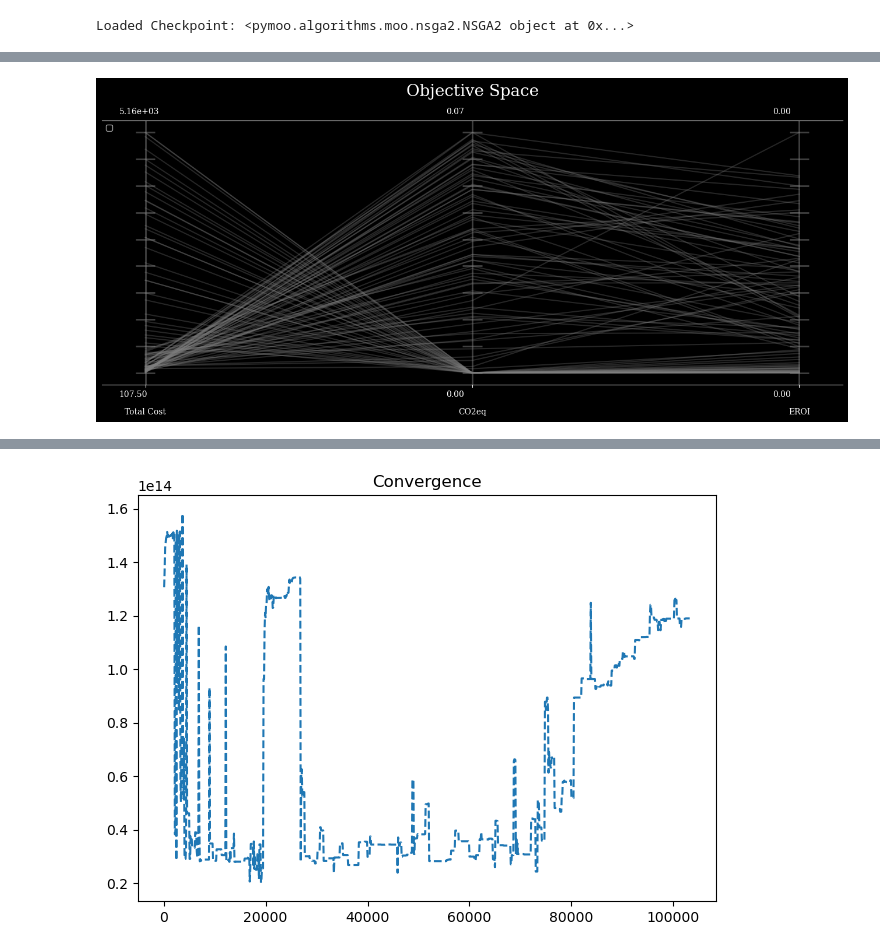
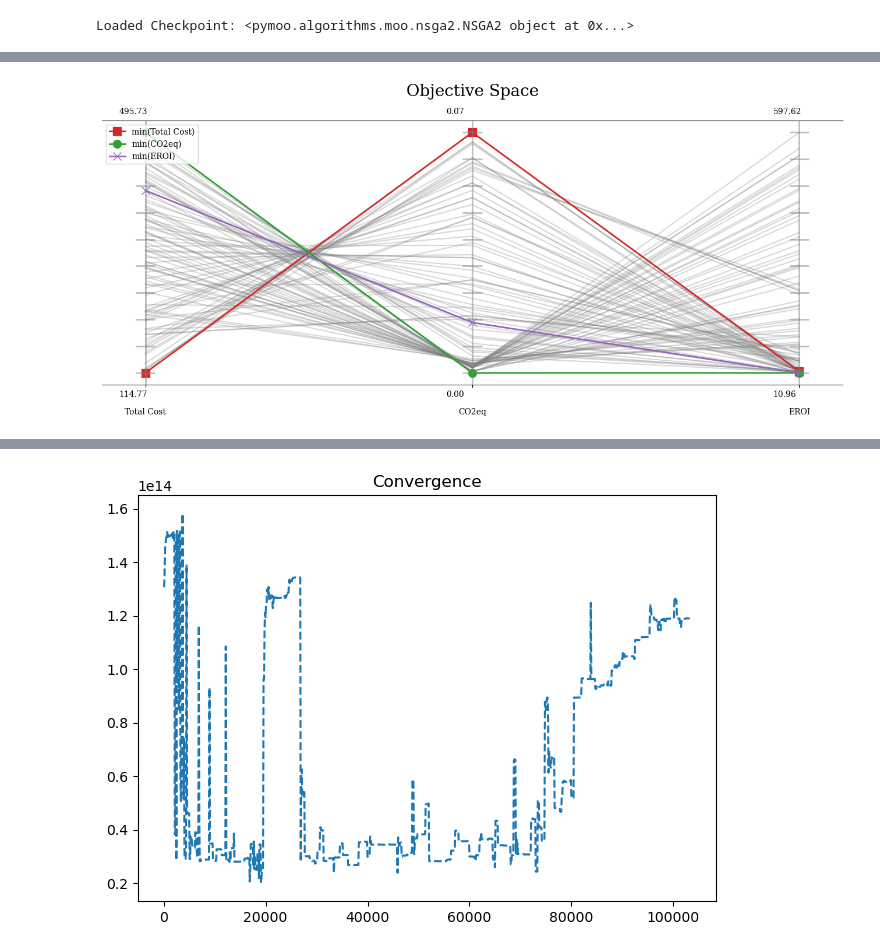
Before and after one commit to arfc/2025-dotson-dissertation, a Jupyter notebook: analysis/scripts/05-examples-scripts/datacenter_example.ipynb, the cells around one changed output, grey strips where cells are left out. Saved outputs shown, nothing was run; the diff lists cells and outputs as text; code cells hidden in the pictures.

Commit message:
adds results plots for datacenter problem

```diff
--- a/analysis/scripts/05-examples-scripts/datacenter_example.ipynb
+++ b/analysis/scripts/05-examples-scripts/datacenter_example.ipynb
@@ -330,7 +248,8 @@ plt.show()
 # %%
-checkpoint_name = "checkpoint_4.pkl"
+timestr = time.strftime("%Y%m%d-%H%M%S")
+checkpoint_name = f"checkpoint_{timestr}.pkl"
 with open(checkpoint_name, "wb") as f:
-    pickle.dump(checkpoint, f)
+    pickle.dump(algorithm, f)
 
 with open(checkpoint_name, 'rb') as f:
     checkpoint = pickle.load(f)
@@ -338,7 +257,7 @@ with open(checkpoint_name, 'rb') as f:
 # %% [output]
 Loaded Checkpoint: <pymoo.algorithms.moo.nsga2.NSGA2 object at 0x...>
 # %%
-checkpoint.termination = MaximumGenerationTermination(120)
+checkpoint.termination = MaximumGenerationTermination(80)
 # %%
 res = minimize(problem,
                checkpoint,
@@ -403,0 +315,13 @@ for pop in res.history:
+# %%
+checkpoint.termination = MaximumGenerationTermination(120)
+res = minimize(problem,
+               checkpoint,
+               seed=1,
+               copy_algorithm=False,
+               verbose=True)
+timestr = time.strftime("%Y%m%d-%H%M%S")
+checkpoint_name = f"checkpoint_{timestr}.pkl"
+with open(checkpoint_name, "wb") as f:
+    pickle.dump(checkpoint, f)
+with open("datacenter_results_EROI120.pkl", "wb") as file:
+    pickle.dump(res, file)
@@ -414,20 +494,27 @@ plt.show()
 # %%
 obj_labels=['Total Cost', 'CO2eq', 'EROI']
-with plt.style.context('dark_background'):
-    plot = PCP(title=("Objective Space", {'pad': 30, 'fontsize':20}),
-            n_ticks=10,
-            legend=(True, {'loc': "upper left"}),
-            labels=obj_labels,
-            figsize=(13,6),
-            )
+obj_markers=['s','o','x']
+obj_colors=['tab:red','tab:green','tab:purple']
+# with plt.style.context('dark_background'):
+plot = PCP(title=("Objective Space", {'pad': 30, 'fontsize':20}),
+        n_ticks=10,
+        legend=(True, {'loc': "upper left"}),
+        labels=obj_labels,
+        figsize=(13,6),
+        )
 
-    plot.set_axis_style(color="grey", alpha=0.5)
-    plot.tight_layout = True
-    plot.add(res.F, color="grey", alpha=0.3)
+plot.set_axis_style(color="grey", alpha=0.5)
+plot.tight_layout = True
+plot.add(res.F, color="grey", alpha=0.3)
 
+for i, label in enumerate(obj_labels):
+    min_idx = np.where(res.F[:,i]==min(res.F[:,i]))[0][0]
+    # if i == 2:
+    #     continue
+    plot.add(res.F[min_idx], linewidth=2, label=f"min({label})", marker=obj_markers[i], markersize=10, color=obj_colors[i])
     # plot.add(res.F[3], linewidth=5, color="tab:green", label=r"Least CO$_2$")
     # plot.add(res.F[6], linewidth=5, color="tab:blue", label="Least Cost")
-    plot.show()
-    plt.show()
+plot.show()
+plt.show()
 # %% [output]
-[figure, old version]
+[figure, new version]
```
Also changed, not shown: parts of 43 cells of this notebook, 15 other files.
